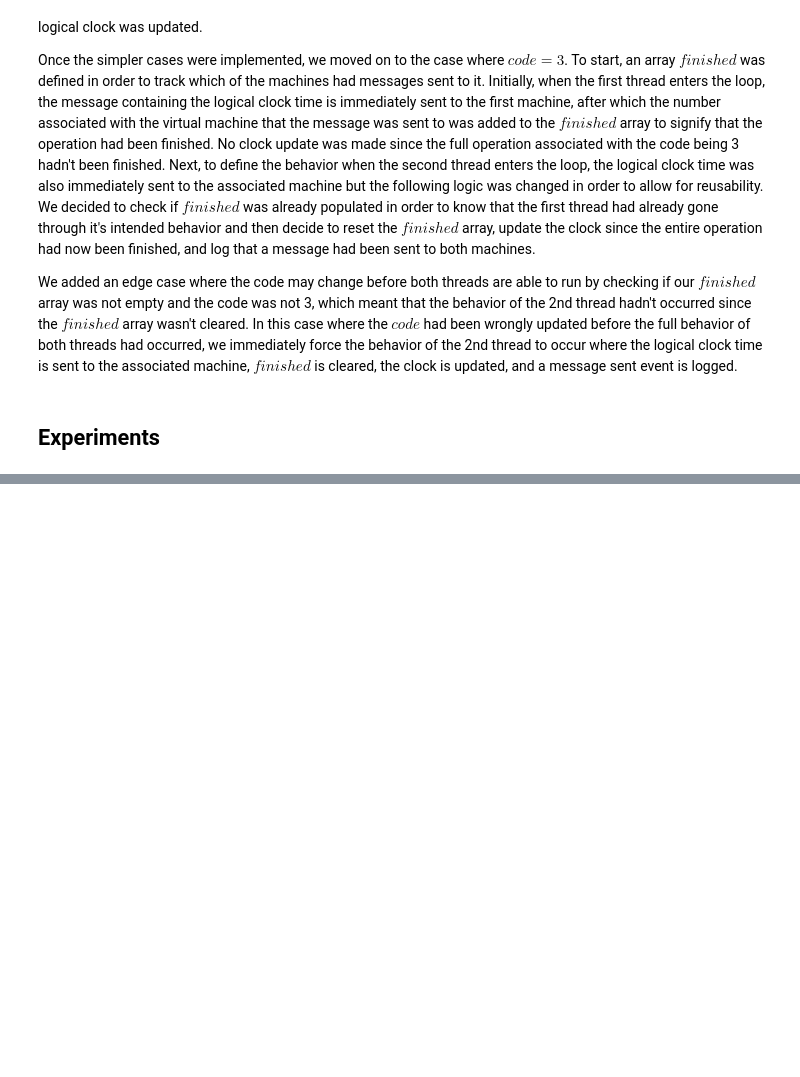
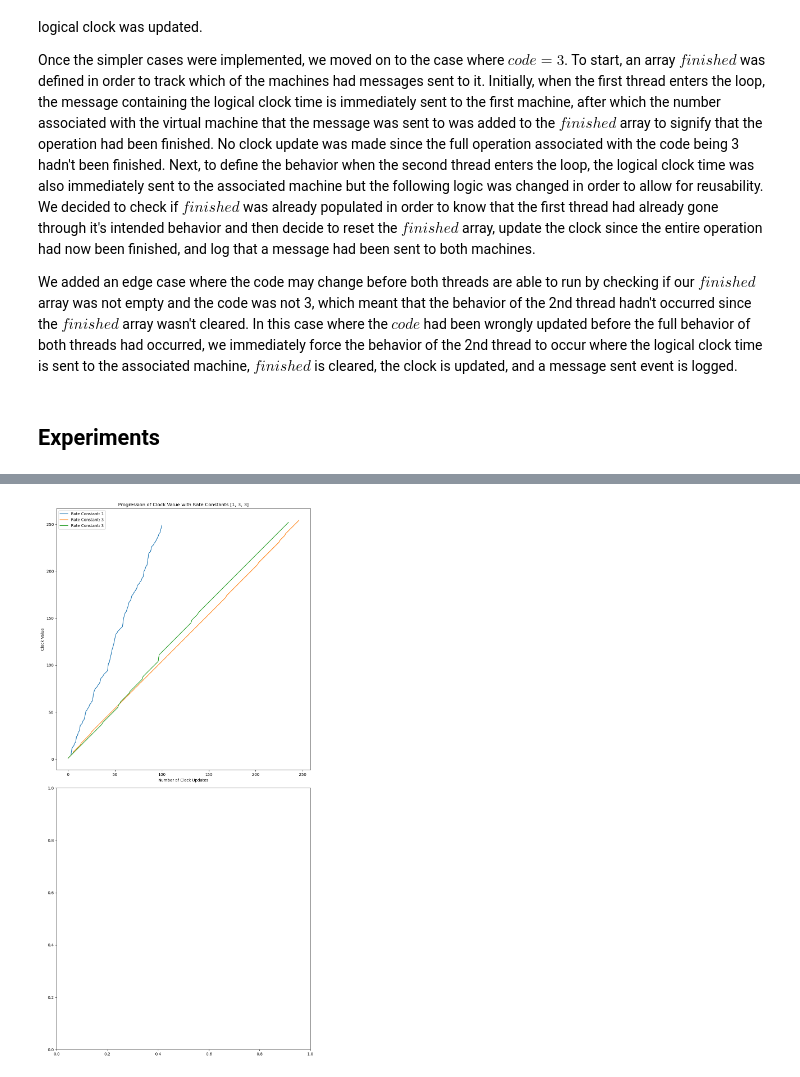
Before and after one commit to rnori-harv/DistributedSystemModel, a Jupyter notebook: CS 262 Engineering Notebook.ipynb, the cells around one changed output, grey strips where cells are left out. Cells and saved outputs as stored; diff of their text form; code cells hidden in the pictures; blank space fills up the shorter version.

```diff
--- a/CS 262 Engineering Notebook.ipynb
+++ b/CS 262 Engineering Notebook.ipynb
@@ -229,0 +103,31 @@ axs[2].plot(logical_clock_diff_3, label = "green")
+# %%
+log_dict_lowvar = {}
+ports = [2056, 3056, 4056]
+for i in range(1, 2):
+    logs = []
+    for port in ports:
+        path = "logs_less_var/log_" + str(port) + "_lowvar.txt"
+        logs.append(parse_logs(path))
+    log_dict_lowvar[i] = logs
+# %%
+clock_dict_lowvar = {}
+for key in log_dict_lowvar.keys():
+    clock_dict_lowvar[key] = [get_logical_clock(log_dict_lowvar[key][i]) for i in range(len(log_dict_lowvar[key]))]
+# %%
+clock_jumps_dict_lowvar = {}
+for key in clock_dict_lowvar.keys():
+    clock_jumps_dict_lowvar[key] = [get_clock_jumps(clock_dict_lowvar[key][i]) for i in range(len(clock_dict_lowvar[key]))]
+# %%
+RATE_CONST_LOWVAR = {1: [1,3,3]}
+# %%
+fig, axs  = plt.subplots(2, 1, figsize = (10,20))
+for key in clock_dict_lowvar.keys():
+    for i in range(len(clock_dict_lowvar[key])):
+        axs[key - 1].plot(clock_dict_lowvar[key][i], label = "Rate Constant: " + str(RATE_CONST_LOWVAR[key][i]))
+        axs[key - 1].set_title("Progression of Clock Value with Rate Constants " + str(RATE_CONST_LOWVAR[key]))
+        axs[key - 1].set_xlabel("Number of Clock Updates")
+        axs[key - 1].set_ylabel("Clock Value")
+        axs[key - 1].legend()
+fig.tight_layout()
+# %% [output]
+[figure, added]
```
Also changed, not shown: parts of 34 cells of this notebook, 1 other file.
